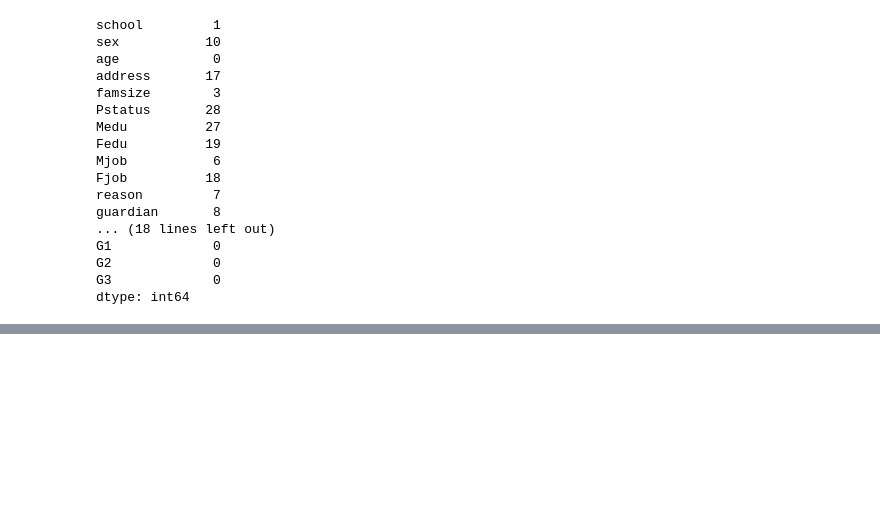
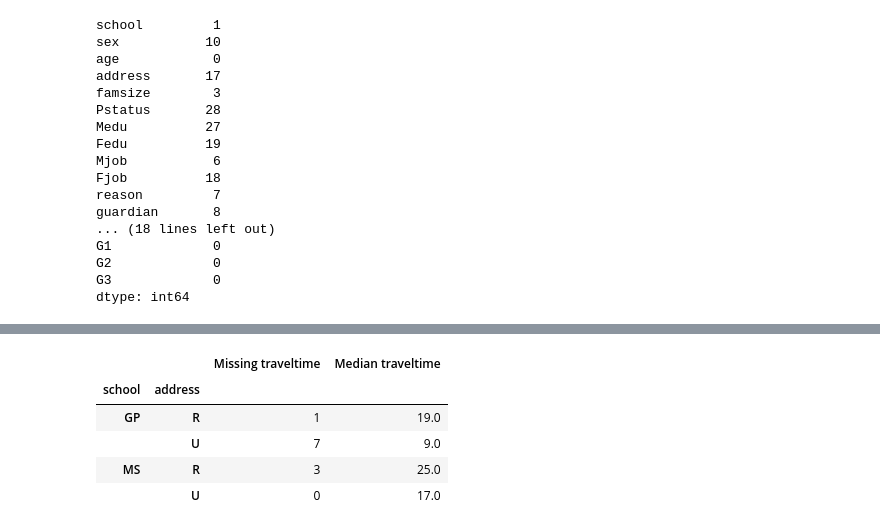
Before and after one commit to HenriqueReduto/Data-Mining-Project, a Jupyter notebook: notebooks/data_preprocessing.ipynb, the cells around one changed output, grey strips where cells are left out. Drawn from its saved outputs; the diff is of its cells as text; code cells hidden in the pictures; blank space fills up the shorter version.

```diff
--- a/notebooks/data_preprocessing.ipynb
+++ b/notebooks/data_preprocessing.ipynb
@@ -134,0 +298,22 @@ dtype: int64
+# %%
+travel_by_group = pd.DataFrame({
+    'Missing traveltime': student_data_clean.loc[
+        student_data_clean['traveltime'].isna(), ['school', 'address']
+    ].value_counts(),
+    'Median traveltime': student_data_clean.groupby(
+        ['school', 'address']
+    )['traveltime'].median()
+})
+
+travel_by_group['Missing traveltime'] = (
+    travel_by_group['Missing traveltime'].fillna(0).astype(int)
+)
+
+travel_by_group
+# %% [output]
+|  |  | Missing traveltime | Median traveltime |
+| school | address |  |  |
+| GP | R | 1 | 19.0 |
+|  | U | 7 | 9.0 |
+| MS | R | 3 | 25.0 |
+|  | U | 0 | 17.0 |
```
Also changed, not shown: parts of 35 cells of this notebook, 2 other files.
